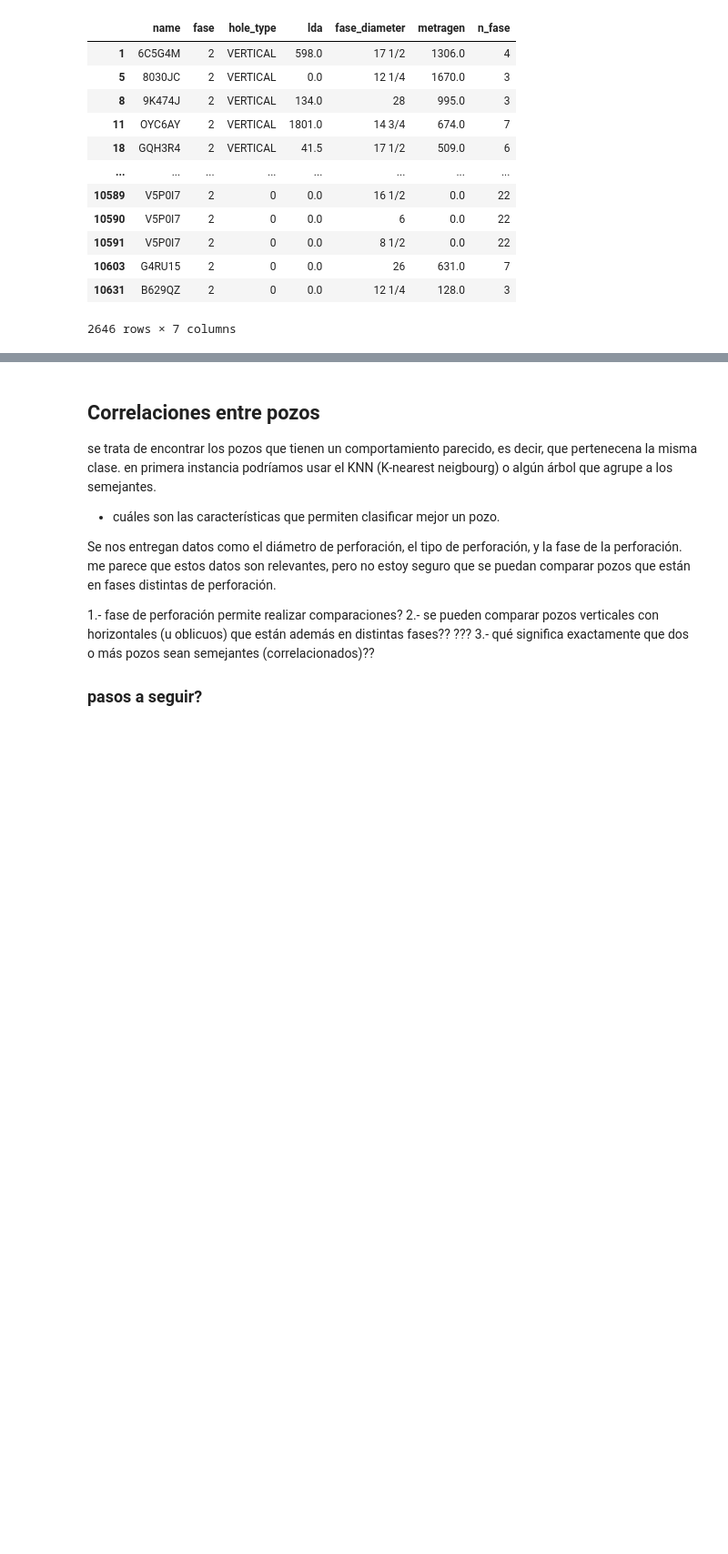
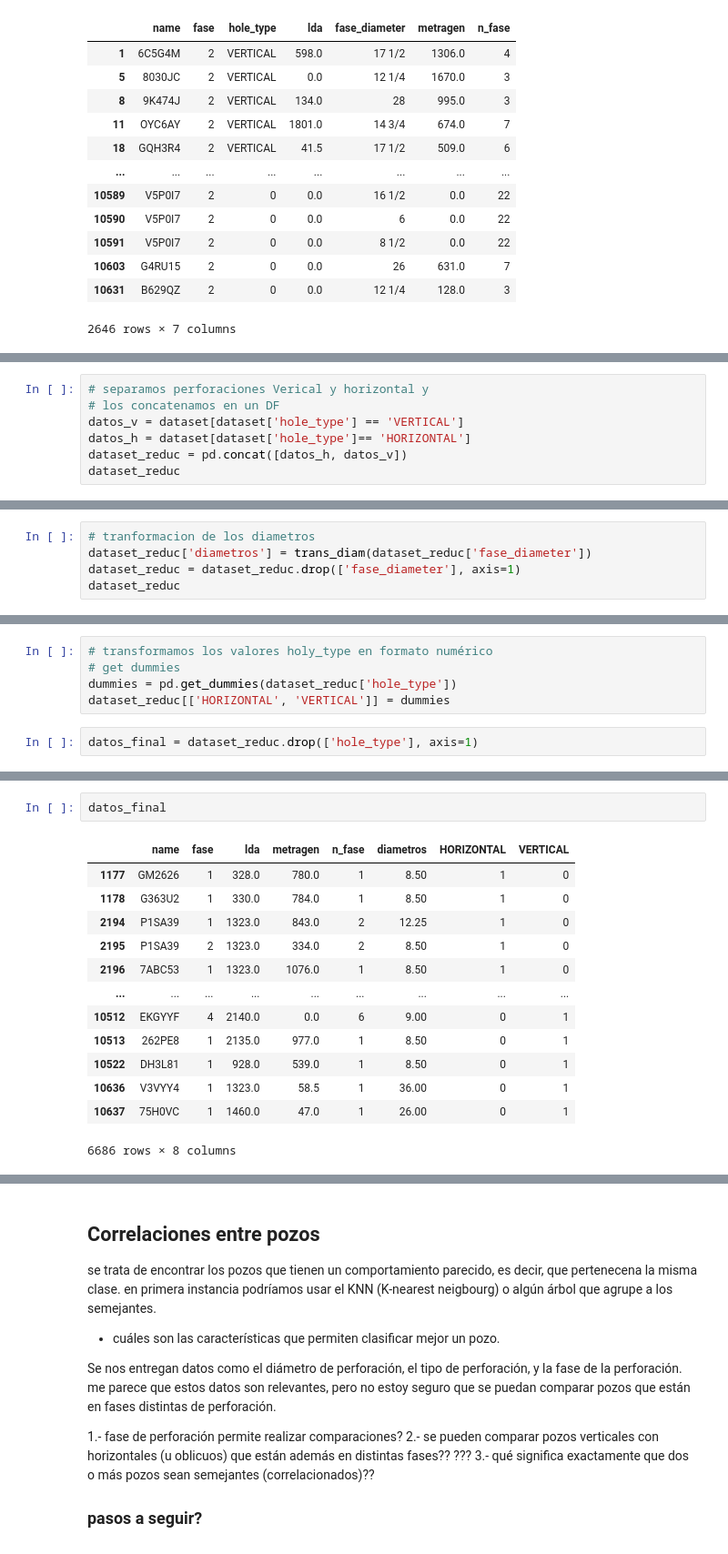
Before and after one commit to hoopercesar/Machine-Learning-Projects, a Jupyter notebook: Well to well Correlation Model.ipynb, the cells around one changed output, grey strips where cells are left out. Shown at 91% size. Drawn from its saved outputs; the diff is of its cells as text; blank space fills up the shorter version.

```diff
--- a/Well to well Correlation Model.ipynb
+++ b/Well to well Correlation Model.ipynb
@@ -203,0 +146,7 @@ d250[1].split('/')[1]
+# %%
+# separamos perforaciones Verical y horizontal y
+# los concatenamos en un DF
+datos_v = dataset[dataset['hole_type'] == 'VERTICAL']
+datos_h = dataset[dataset['hole_type']== 'HORIZONTAL']
+dataset_reduc = pd.concat([datos_h, datos_v])
+dataset_reduc
@@ -203,0 +167,5 @@ d250[1].split('/')[1]
+# %%
+# tranformacion de los diametros
+dataset_reduc['diametros'] = trans_diam(dataset_reduc['fase_diameter'])
+dataset_reduc = dataset_reduc.drop(['fase_diameter'], axis=1)
+dataset_reduc
@@ -203,0 +186,7 @@ d250[1].split('/')[1]
+# %%
+# transformamos los valores holy_type en formato numérico
+# get dummies
+dummies = pd.get_dummies(dataset_reduc['hole_type'])
+dataset_reduc[['HORIZONTAL', 'VERTICAL']] = dummies
+# %%
+datos_final = dataset_reduc.drop(['hole_type'], axis=1)
@@ -203,0 +211,16 @@ d250[1].split('/')[1]
+# %%
+datos_final
+# %% [output]
+|  | name | fase | lda | metragen | n_fase | diametros | HORIZONTAL | VERTICAL |
+| 1177 | GM2626 | 1 | 328.0 | 780.0 | 1 | 8.50 | 1 | 0 |
+| 1178 | G363U2 | 1 | 330.0 | 784.0 | 1 | 8.50 | 1 | 0 |
+| 2194 | P1SA39 | 1 | 1323.0 | 843.0 | 2 | 12.25 | 1 | 0 |
+| 2195 | P1SA39 | 2 | 1323.0 | 334.0 | 2 | 8.50 | 1 | 0 |
+| 2196 | 7ABC53 | 1 | 1323.0 | 1076.0 | 1 | 8.50 | 1 | 0 |
+| ... | ... | ... | ... | ... | ... | ... | ... | ... |
+| 10512 | EKGYYF | 4 | 2140.0 | 0.0 | 6 | 9.00 | 0 | 1 |
+| 10513 | 262PE8 | 1 | 2135.0 | 977.0 | 1 | 8.50 | 0 | 1 |
+| 10522 | DH3L81 | 1 | 928.0 | 539.0 | 1 | 8.50 | 0 | 1 |
+| 10636 | V3VYY4 | 1 | 1323.0 | 58.5 | 1 | 36.00 | 0 | 1 |
+| 10637 | 75H0VC | 1 | 1460.0 | 47.0 | 1 | 26.00 | 0 | 1 |
+6686 rows × 8 columns
```
Also changed, not shown: parts of 17 cells of this notebook.
